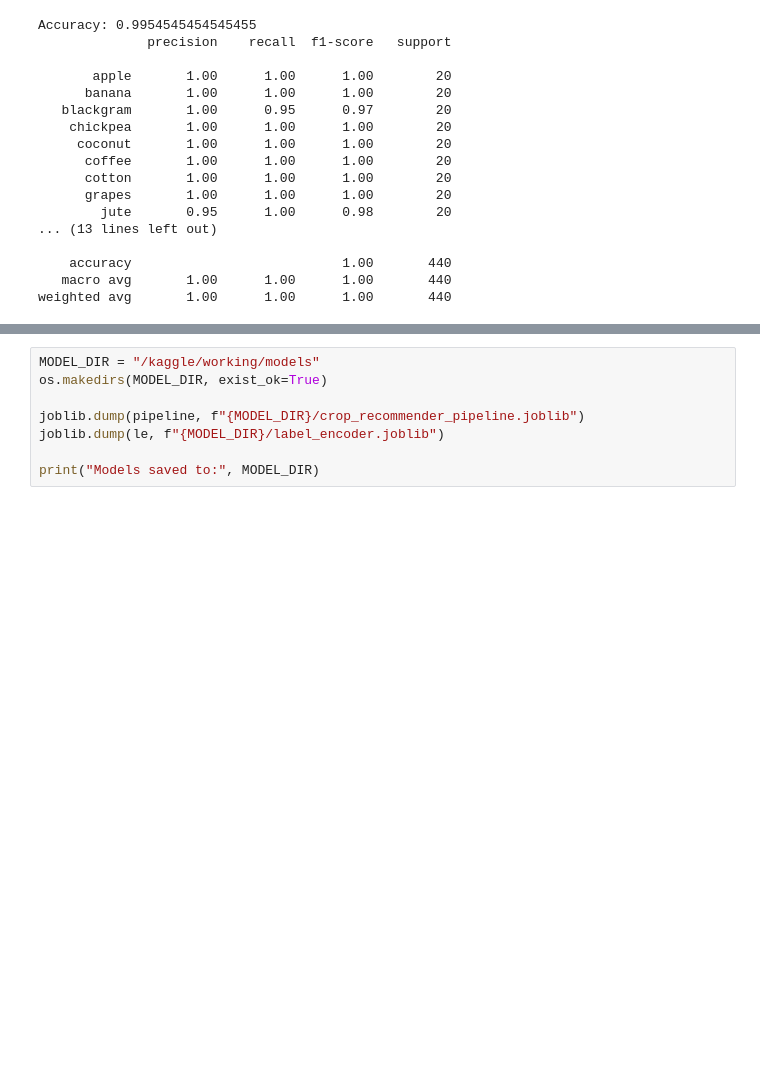
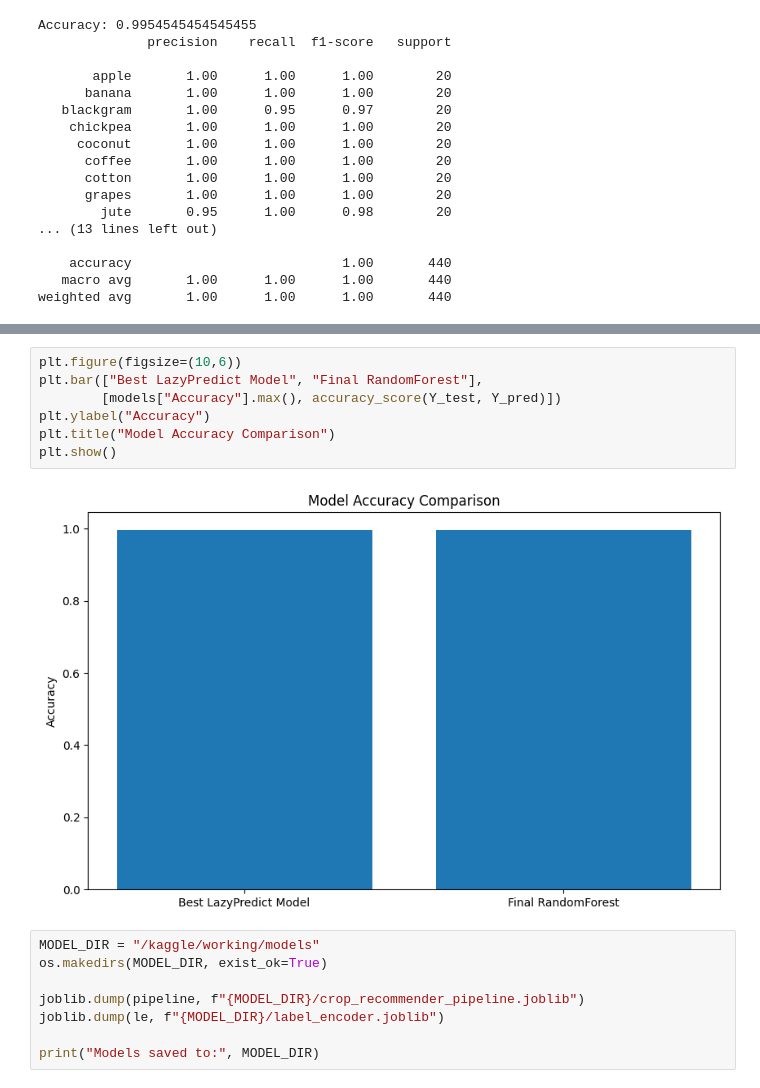
Before and after one commit to Jainpaswan/farm-intelligence-system, a Jupyter notebook: crop-recommendation-agri-ai.ipynb, the cells around one changed output, grey strips where cells are left out. Drawn from its saved outputs; the diff is of its cells as text; blank space fills up the shorter version.

```diff
--- a/crop-recommendation-agri-ai.ipynb
+++ b/crop-recommendation-agri-ai.ipynb
@@ -181,3 +236,12 @@ weighted avg       1.00      1.00      1.00       440
+# %%
+plt.figure(figsize=(10,6))
+plt.bar(["Best LazyPredict Model", "Final RandomForest"],
+        [models["Accuracy"].max(), accuracy_score(Y_test, Y_pred)])
+plt.ylabel("Accuracy")
+plt.title("Model Accuracy Comparison")
+plt.show()
+# %% [output]
+[figure, added]
 # %%
 MODEL_DIR = "/kaggle/working/models"
 os.makedirs(MODEL_DIR, exist_ok=True)
```
Also changed, not shown: parts of 4 cells of this notebook.
